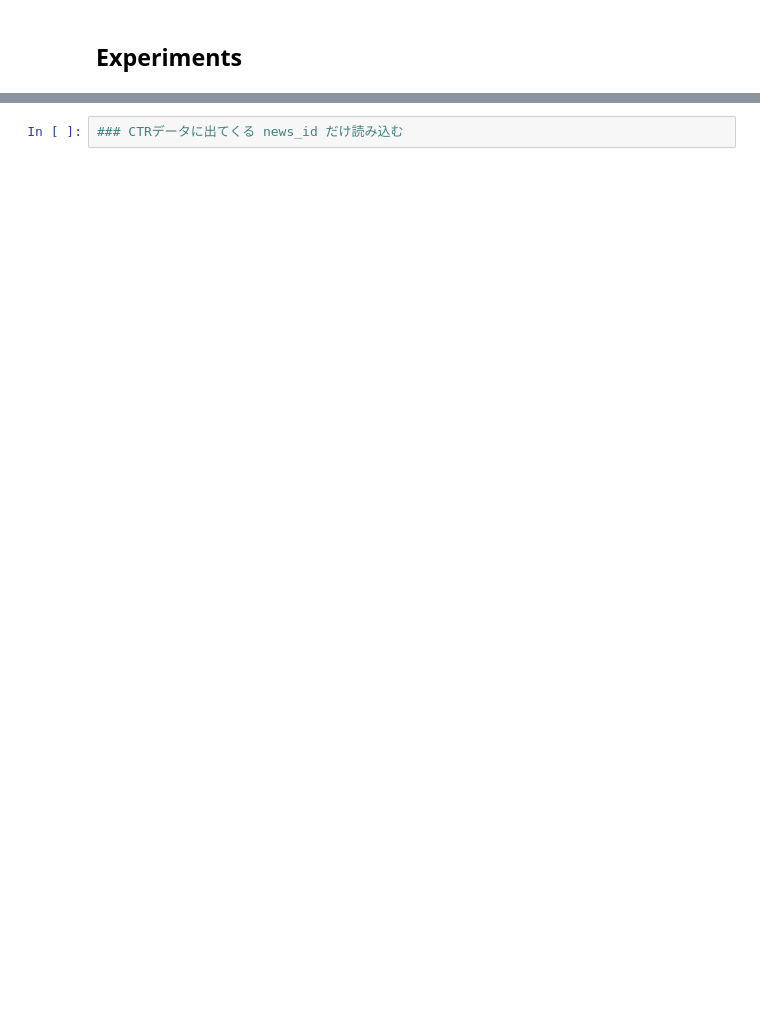
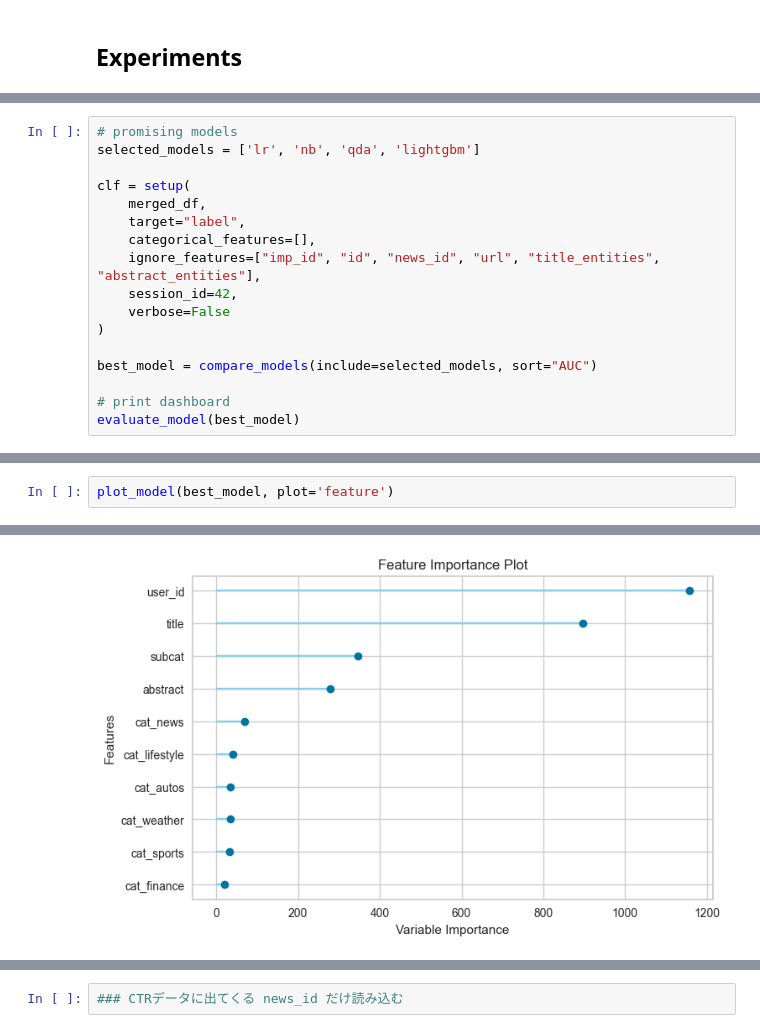
Before and after one commit to mtanig/ml-snippets, a Jupyter notebook: ctr_predction_title_and_others/experiments.ipynb, the cells around one changed output, grey strips where cells are left out. Saved outputs shown, nothing was run; the diff lists cells and outputs as text; blank space fills up the shorter version.

```diff
--- a/ctr_predction_title_and_others/experiments.ipynb
+++ b/ctr_predction_title_and_others/experiments.ipynb
@@ -45,0 +216,17 @@ tqdm.pandas()
+# %%
+# promising models
+selected_models = ['lr', 'nb', 'qda', 'lightgbm']
+
+clf = setup(
+    merged_df,
+    target="label",
+    categorical_features=[],
+    ignore_features=["imp_id", "id", "news_id", "url", "title_entities", "abstract_entities"],
+    session_id=42,
+    verbose=False
+)
+
+best_model = compare_models(include=selected_models, sort="AUC")
+
+# print dashboard
+evaluate_model(best_model)
@@ -45,0 +242,3 @@ tqdm.pandas()
+# %%
+plot_model(best_model, plot='feature')
+# %% [output]
@@ -45,0 +246 @@ tqdm.pandas()
+[figure, added]
```
Also changed, not shown: parts of 34 cells of this notebook.
